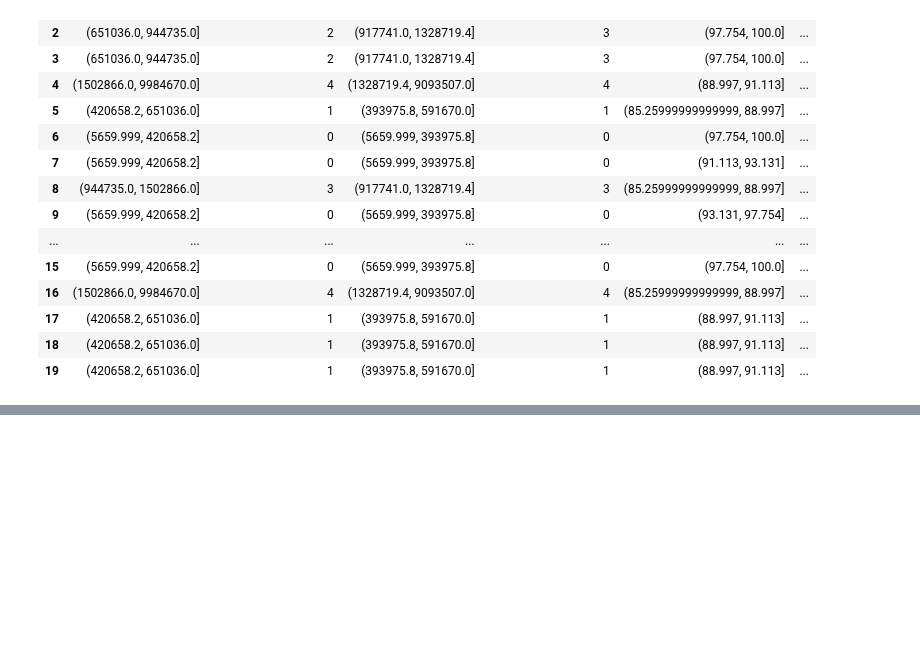
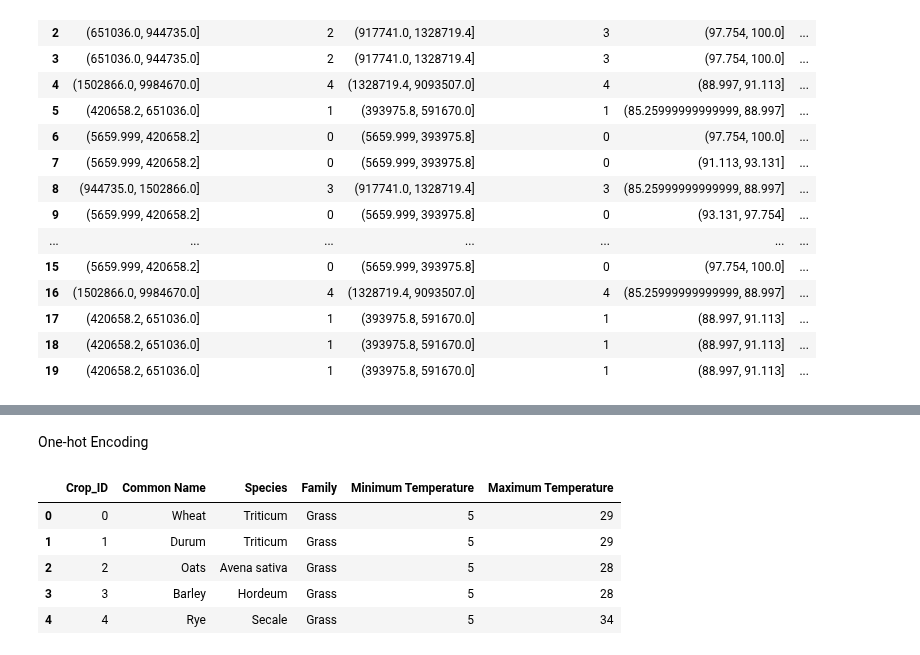
Before and after one commit to Daniel-Dumitrescu/csi4142-project, a Jupyter notebook: Data_Transformation.ipynb, the cells around one changed output, grey strips where cells are left out. Cells and saved outputs as stored; diff of their text form; code cells hidden in the pictures; blank space fills up the shorter version.

Commit message:
Added one-hot encoding

```diff
--- a/Data_Transformation.ipynb
+++ b/Data_Transformation.ipynb
@@ -66,0 +65,13 @@ region_df.head()
+# %% [markdown]
+One-hot Encoding
+# %%
+# Crop Dimension
+crop_df = pd.read_csv("datasets\CropDimension.csv")
+crop_df.head()
+# %% [output]
+|  | Crop_ID | Common Name | Species | Family | Minimum Temperature | Maximum Temperature |
+| 0 | 0 | Wheat | Triticum | Grass | 5 | 29 |
+| 1 | 1 | Durum | Triticum | Grass | 5 | 29 |
+| 2 | 2 | Oats | Avena sativa | Grass | 5 | 28 |
+| 3 | 3 | Barley | Hordeum | Grass | 5 | 28 |
+| 4 | 4 | Rye | Secale | Grass | 5 | 34 |
```
Also changed, not shown: parts of 17 cells of this notebook, 1 other file.
